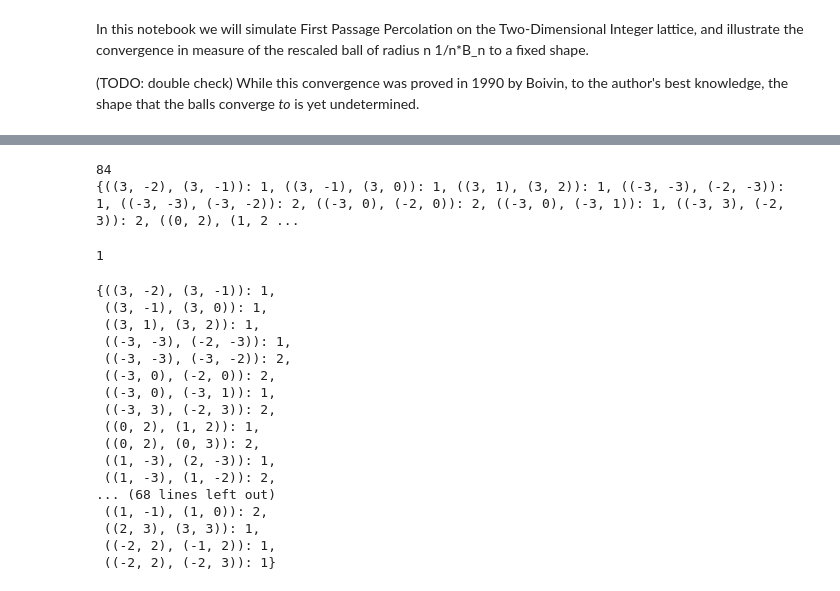
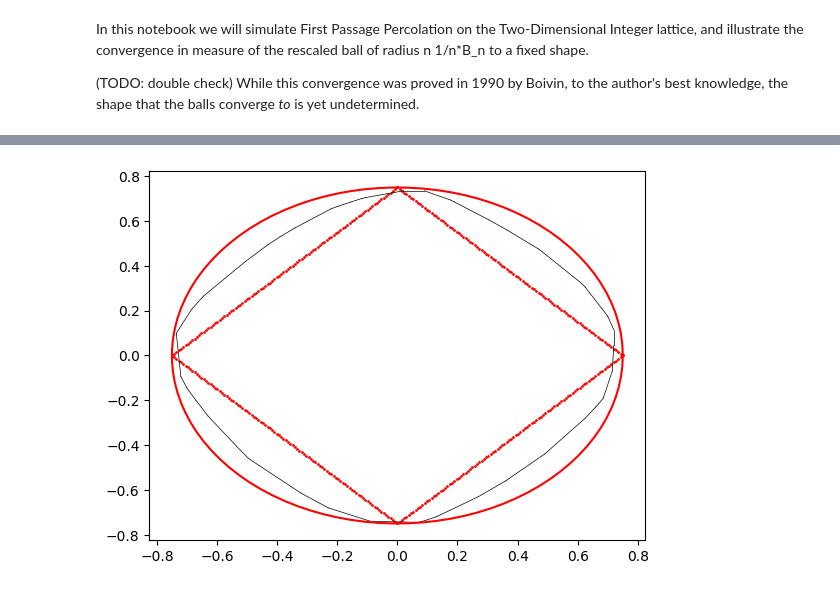
Before and after one commit to michaelaaroncantrell/Subadditive-Ergodic-Theory, a Jupyter notebook: Z2.ipynb, the cells around one changed output, grey strips where cells are left out. Drawn from its saved outputs; the diff is of its cells as text; code cells hidden in the pictures.

Commit message:
Add plotting with L^1, L^2 overlay
Add simulation

```diff
--- a/Z2.ipynb
+++ b/Z2.ipynb
@@ -8,2 +4,0 @@ import random
-# %%
-N = 1
@@ -10,6 +12,9 @@ N = 1
 # %%
 def add_tuple(t1, t2): #python dicts can't have arrays as keys, so we'll use tuples. We'll need to add tuples later.
     return(tuple(map(sum, zip(t1, t2))))
+
+def tuple_to_np(pts):
+    return(np.array([np.array(x) for x in pts]))
 
 def get_l1_norm(tuple):
     return(np.linalg.norm(np.array(tuple), ord=1))
@@ -63,3 +68,41 @@ def get_costs(N):
             curr_cost = min(curr_costs)
             costs[pt] = curr_cost
     return(edges, costs)
+
+def rescale_ball(arr, m):
+    return(arr/m)
+
+def plot_ball(m, costs, plot_pts=False):
+    '''Plot ball of radius m in the random geometry represented by `costs`.'''
+    pts = [pt for pt in costs.keys() if costs[pt] == m]
+    pts_arr = tuple_to_np(pts)
+    pts_arr = rescale_ball(arr=pts_arr, m=m)
+    hull = ConvexHull(points=pts_arr)
+    if plot_pts:
+        plt.plot(pts_arr[:,0], pts_arr[:,1], 'o')
+    for simplex in hull.simplices:
+        plt.plot(pts_arr[simplex, 0], pts_arr[simplex, 1], 'k-', linewidth=0.5)
+
+def plot_L1_circle():
+    """ plot 2D vectors with L1-norm = .75 """
+    x_pos = np.linspace(0,.75,100)
+    y_pos = (.75-x_pos)
+    plt.scatter(x=x_pos, y=y_pos, color='red', s=1)
+    plt.scatter(x=-1*x_pos, y=-1*y_pos, color='red', s=1)
+    plt.scatter(x=-1*x_pos, y=y_pos, color='red', s=1)
+    plt.scatter(x=x_pos, y=-1*y_pos, color='red', s=1)
+
+def plot_L2_circle():
+    """ plot 2D vectors with L1-norm = .75 """
+    angles = np.linspace(0, 2 * np.pi, 100)
+    xs = np.cos(angles) * .75
+    ys = np.sin(angles) * .75
+    plt.plot(xs, ys, color = 'red')
+
+def run_simulation(num_iterations, N):
+    for i in range(num_iterations):
+        edges, costs = get_costs(N=N)
+        plot_ball(m=N, costs=costs)
+    #overlay L1 and L2 ball of radius 7.5 to see balls appear to be converging to one of them
+    plot_L1_circle()
+    plot_L2_circle()
@@ -80,31 +109,4 @@ np.linalg.norm(np.array(x), ord=1)
-# %%
-edges = initialize_edges_and_weights(3)
-print(len(edges))
-print(edges)
-# %% [output]
-84
-{((3, -2), (3, -1)): 1, ((3, -1), (3, 0)): 1, ((3, 1), (3, 2)): 1, ((-3, -3), (-2, -3)): 1, ((-3, -3), (-3, -2)): 2, ((-3, 0), (-2, 0)): 2, ((-3, 0), (-3, 1)): 1, ((-3, 3), (-2, 3)): 2, ((0, 2), (1, 2 ...
-# %%
-edges[((0,0),(0,1))]
-# %% [output]
-1
-# %%
-edges
-# %% [output]
-{((3, -2), (3, -1)): 1,
- ((3, -1), (3, 0)): 1,
- ((3, 1), (3, 2)): 1,
- ((-3, -3), (-2, -3)): 1,
- ((-3, -3), (-3, -2)): 2,
- ((-3, 0), (-2, 0)): 2,
- ((-3, 0), (-3, 1)): 1,
- ((-3, 3), (-2, 3)): 2,
- ((0, 2), (1, 2)): 1,
- ((0, 2), (0, 3)): 2,
- ((1, -3), (2, -3)): 1,
- ((1, -3), (1, -2)): 2,
-... (68 lines left out)
- ((1, -1), (1, 0)): 2,
- ((2, 3), (3, 3)): 1,
- ((-2, 2), (-1, 2)): 1,
- ((-2, 2), (-2, 3)): 1}
+# %%
+run_simulation(num_iterations=1, N=200)
+# %% [output]
+[figure, added]
```
Also changed, not shown: parts of 6 cells of this notebook.
